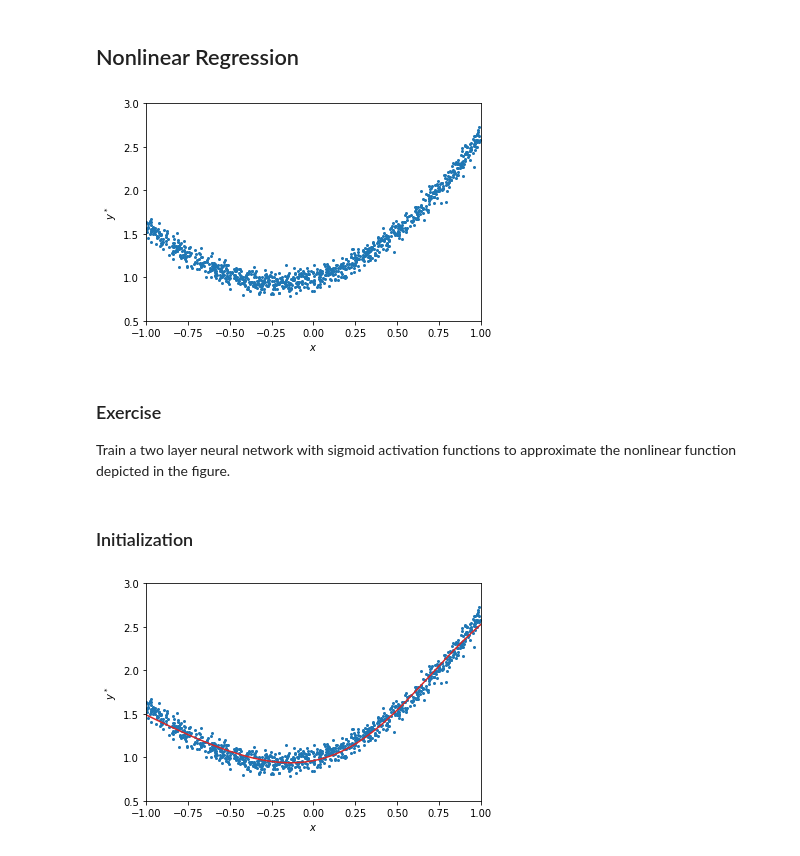
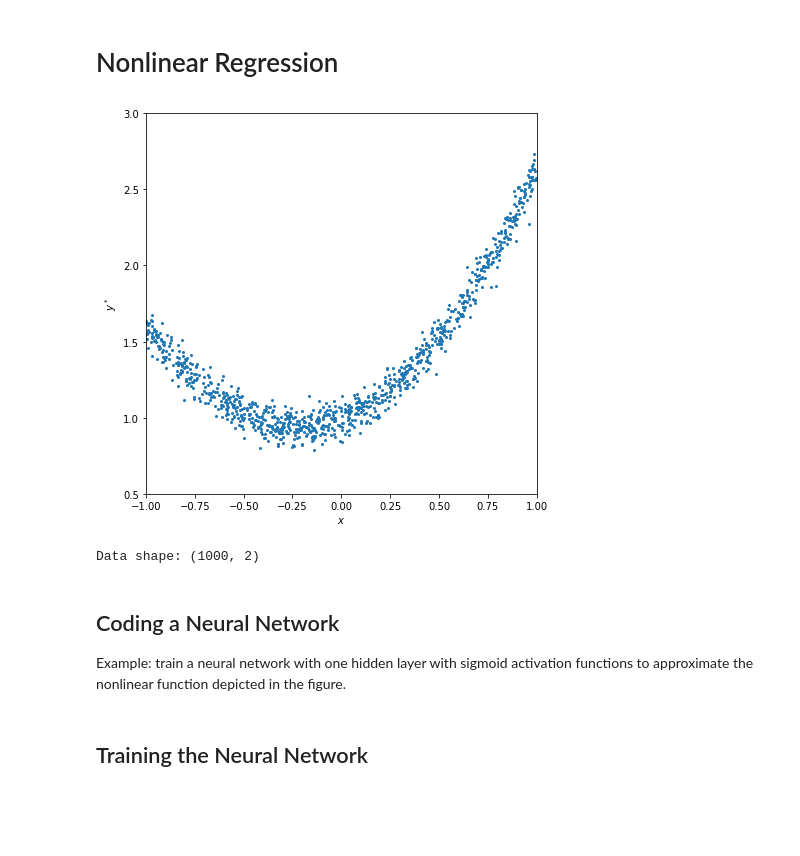
Before and after one commit to Voldivh/AEOC-NeuralNetworks-2020, a Jupyter notebook: neural_networks_1.ipynb, the cells around one changed output. Drawn from its saved outputs; the diff is of its cells as text; code cells hidden in the pictures; blank space fills up the shorter version.

Commit message:
Added regression problem v1

```diff
--- a/neural_networks_1.ipynb
+++ b/neural_networks_1.ipynb
@@ -4,13 +4,13 @@ import matplotlib.pyplot as plt
 %matplotlib inline
 from core.data.data_utils import *
 # %% [markdown]
-## Nonlinear Regression
+# Nonlinear Regression
 # %%
-data = generate_data_for_regression() # Generates 1000 (x,y*) points
+data = generate_data_for_regression(num_points=1000) # Generates 1000 (x,y*) points
+print('Data shape:', data.shape)
 # %% [output]
-[figure, old version]
+[figure, new version]
+Data shape: (1000, 2)
 # %% [markdown]
-### Exercise
-Train a two layer neural network with sigmoid activation functions to approximate the nonlinear function depicted in the figure.
+## Coding a Neural Network
+Example: train a neural network with one hidden layer with sigmoid activation functions to approximate the nonlinear function depicted in the figure.
-# %% [markdown]
-### Initialization
@@ -80,15 +16,0 @@ for e in range(num_epochs):
-# %%
-X = np.linspace(-1, 1, 1000).reshape(1, -1)
-ones_m = np.ones((X.shape[1], 1))
-
-Q1 = np.dot(W1, X) + np.dot(b1, ones_m.T)
-Y1, dY1dQ1 = sigmoid(Q1)
-
-Q2 = np.dot(W2, Y1) + np.dot(b2, ones_m.T)
-Y2, dY2dQ2 = linear(Q2)
-
-data_overplot = np.vstack((X.reshape(-1), Y2.reshape(-1))).T
-
-_ = generate_data_for_regression(data_overplot=data_overplot)
-# %% [output]
-[figure, removed]
@@ -94,0 +88,2 @@ _ = generate_data_for_regression(data_overplot=data_overplot)
+# %% [markdown]
+## Training the Neural Network
```
Also changed, not shown: parts of 14 cells of this notebook, 1 other file.
